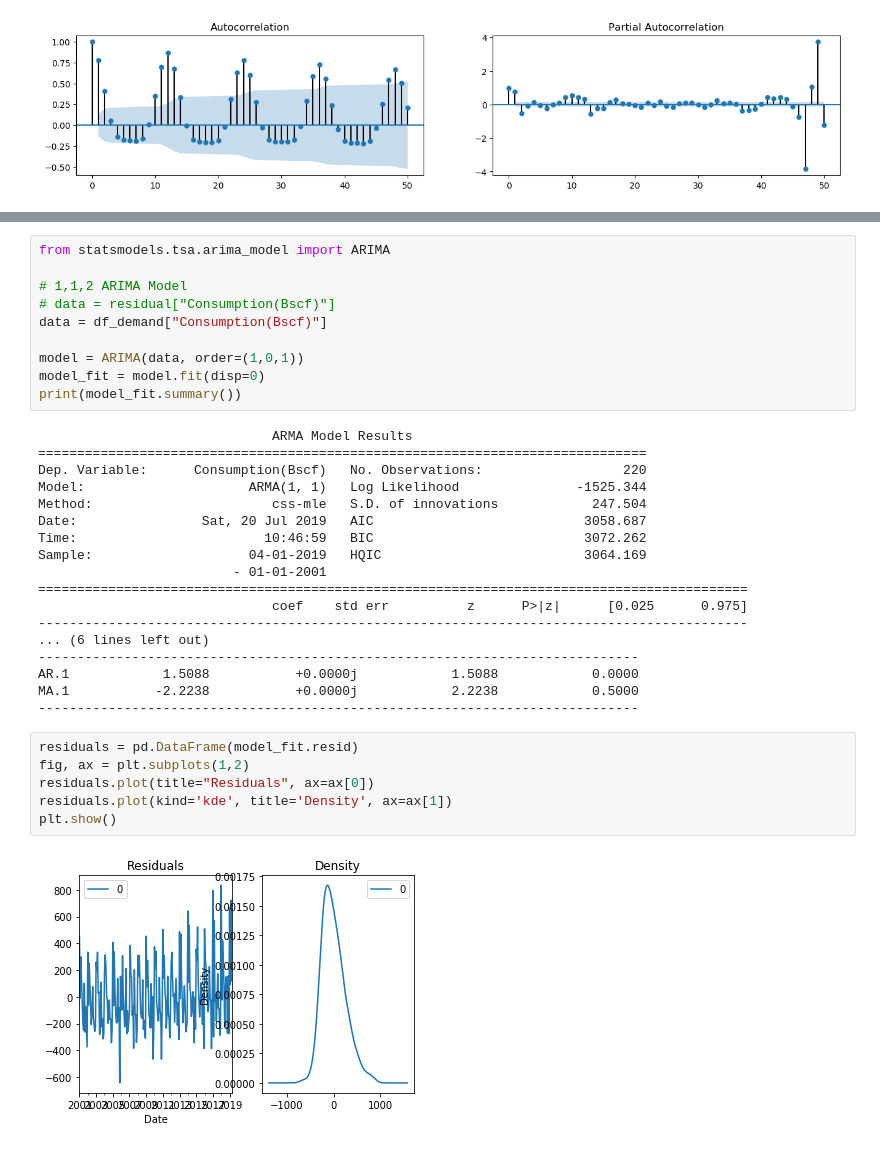
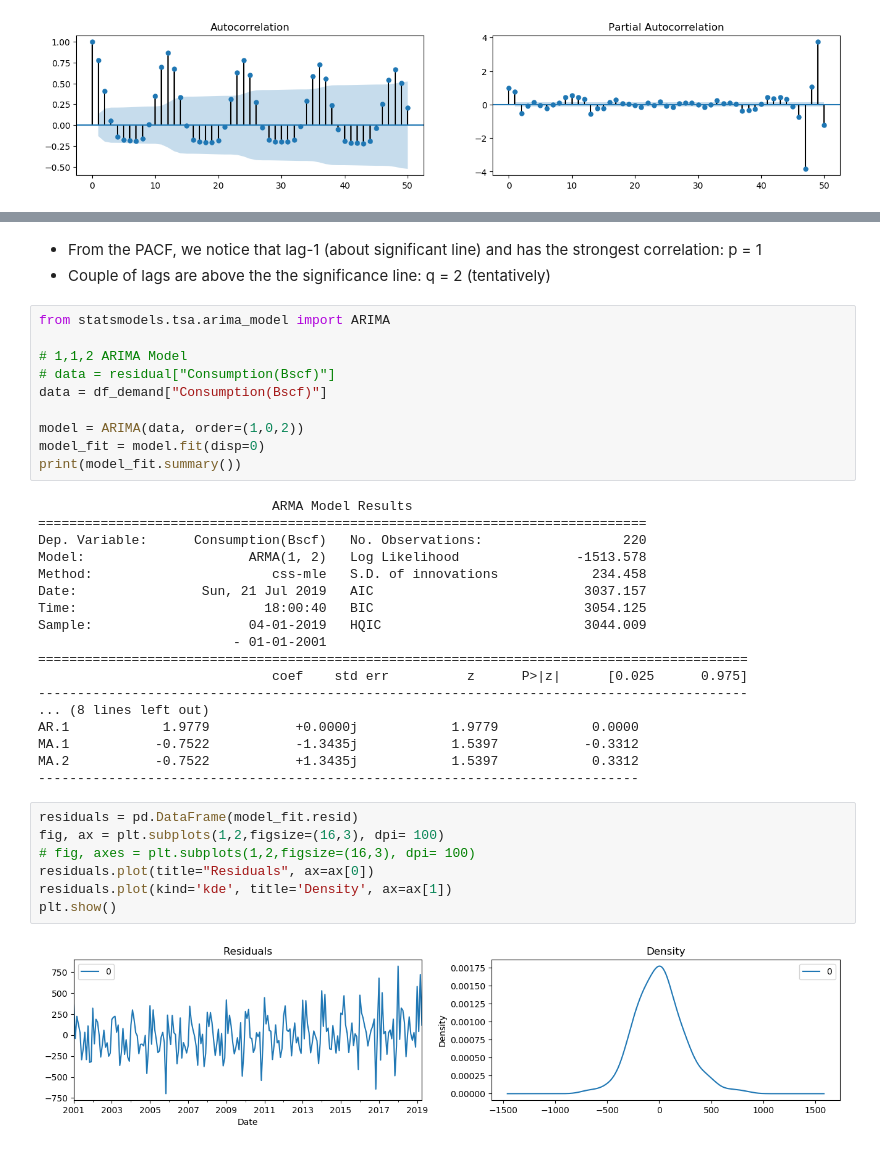
Before and after one commit to jwaliaga/NatGasDemandForcast, a Jupyter notebook: Notebooks/Wilson/DemandRegression.ipynb, the cells around one changed output, grey strips where cells are left out. Cells and saved outputs as stored; diff of their text form.

```diff
--- a/Notebooks/Wilson/DemandRegression.ipynb
+++ b/Notebooks/Wilson/DemandRegression.ipynb
@@ -354,3 +429,6 @@ plot_pacf(list_consump, lags=50, ax=axes[1])
+# %% [markdown]
+- From the PACF, we notice that lag-1 (about significant line) and has the strongest correlation:   p = 1
+- Couple of lags are above the the significance line: q = 2 (tentatively)
 # %%
 from statsmodels.tsa.arima_model import ARIMA
 
@@ -358,35 +436,36 @@ from statsmodels.tsa.arima_model import ARIMA
 # data = residual["Consumption(Bscf)"]
 data = df_demand["Consumption(Bscf)"]
 
-model = ARIMA(data, order=(1,0,1))
+model = ARIMA(data, order=(1,0,2))
 model_fit = model.fit(disp=0)
 print(model_fit.summary())
 # %% [output]
                               ARMA Model Results
 ==============================================================================
 Dep. Variable:      Consumption(Bscf)   No. Observations:                  220
-Model:                     ARMA(1, 1)   Log Likelihood               -1525.344
-Method:                       css-mle   S.D. of innovations            247.504
-Date:                Sat, 20 Jul 2019   AIC                           3058.687
-Time:                        10:46:59   BIC                           3072.262
-Sample:                    04-01-2019   HQIC                          3064.169
+Model:                     ARMA(1, 2)   Log Likelihood               -1513.578
+Method:                       css-mle   S.D. of innovations            234.458
+Date:                Sun, 21 Jul 2019   AIC                           3037.157
+Time:                        18:00:40   BIC                           3054.125
+Sample:                    04-01-2019   HQIC                          3044.009
                          - 01-01-2001
 ===========================================================================================
                               coef    std err          z      P>|z|      [0.025      0.975]
 -------------------------------------------------------------------------------------------
-... (6 lines left out)
+... (8 lines left out)
+AR.1            1.9779           +0.0000j            1.9779            0.0000
+MA.1           -0.7522           -1.3435j            1.5397           -0.3312
+MA.2           -0.7522           +1.3435j            1.5397            0.3312
 -----------------------------------------------------------------------------
-AR.1            1.5088           +0.0000j            1.5088            0.0000
-MA.1           -2.2238           +0.0000j            2.2238            0.5000
------------------------------------------------------------------------------
 # %%
 residuals = pd.DataFrame(model_fit.resid)
-fig, ax = plt.subplots(1,2)
+fig, ax = plt.subplots(1,2,figsize=(16,3), dpi= 100)
+# fig, axes = plt.subplots(1,2,figsize=(16,3), dpi= 100)
 residuals.plot(title="Residuals", ax=ax[0])
 residuals.plot(kind='kde', title='Density', ax=ax[1])
 plt.show()
 # %% [output]
-[figure, old version]
+[figure, new version]
 # %%
 # Actual vs Fitted
 model_fit.plot_predict(dynamic=False)
```
Also changed, not shown: parts of 57 cells of this notebook, 4 other files.
